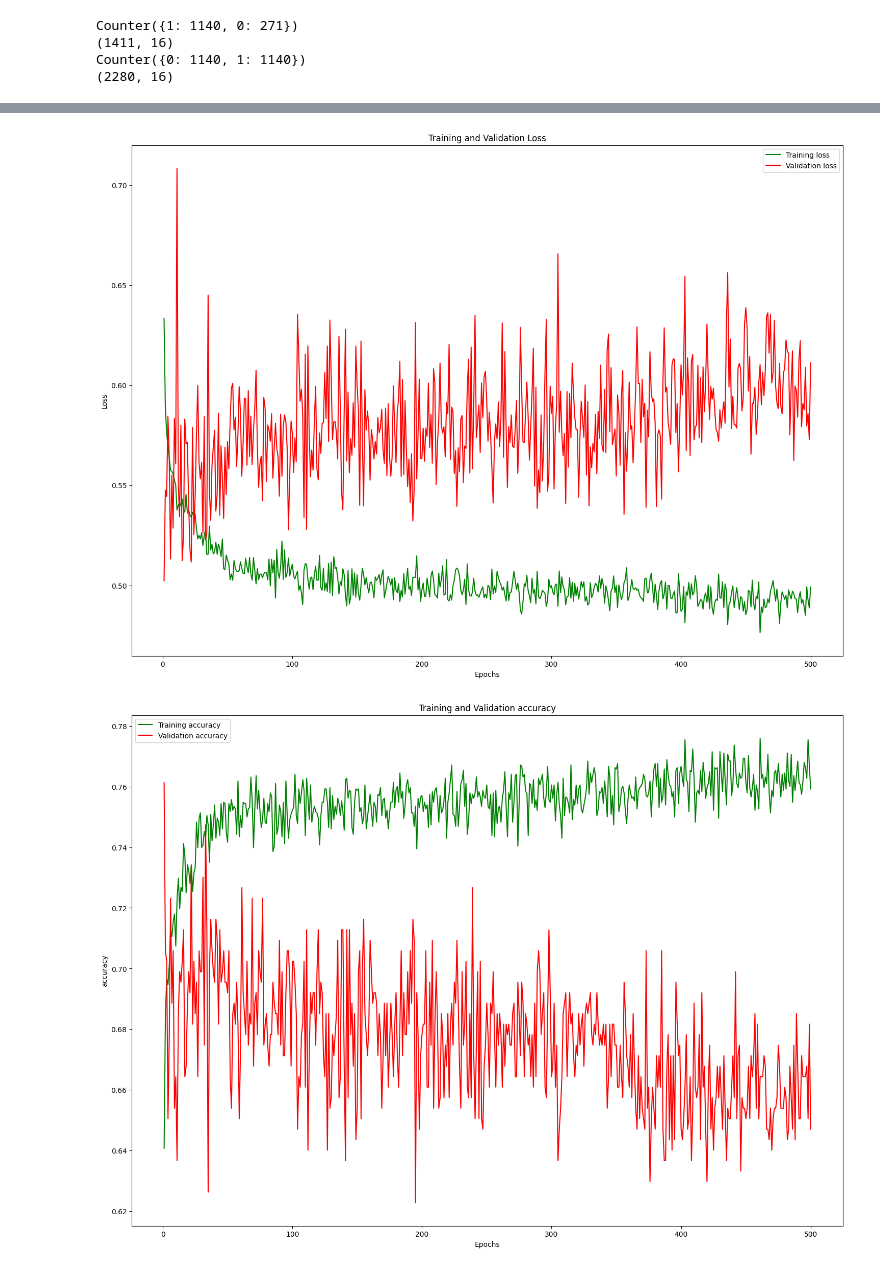
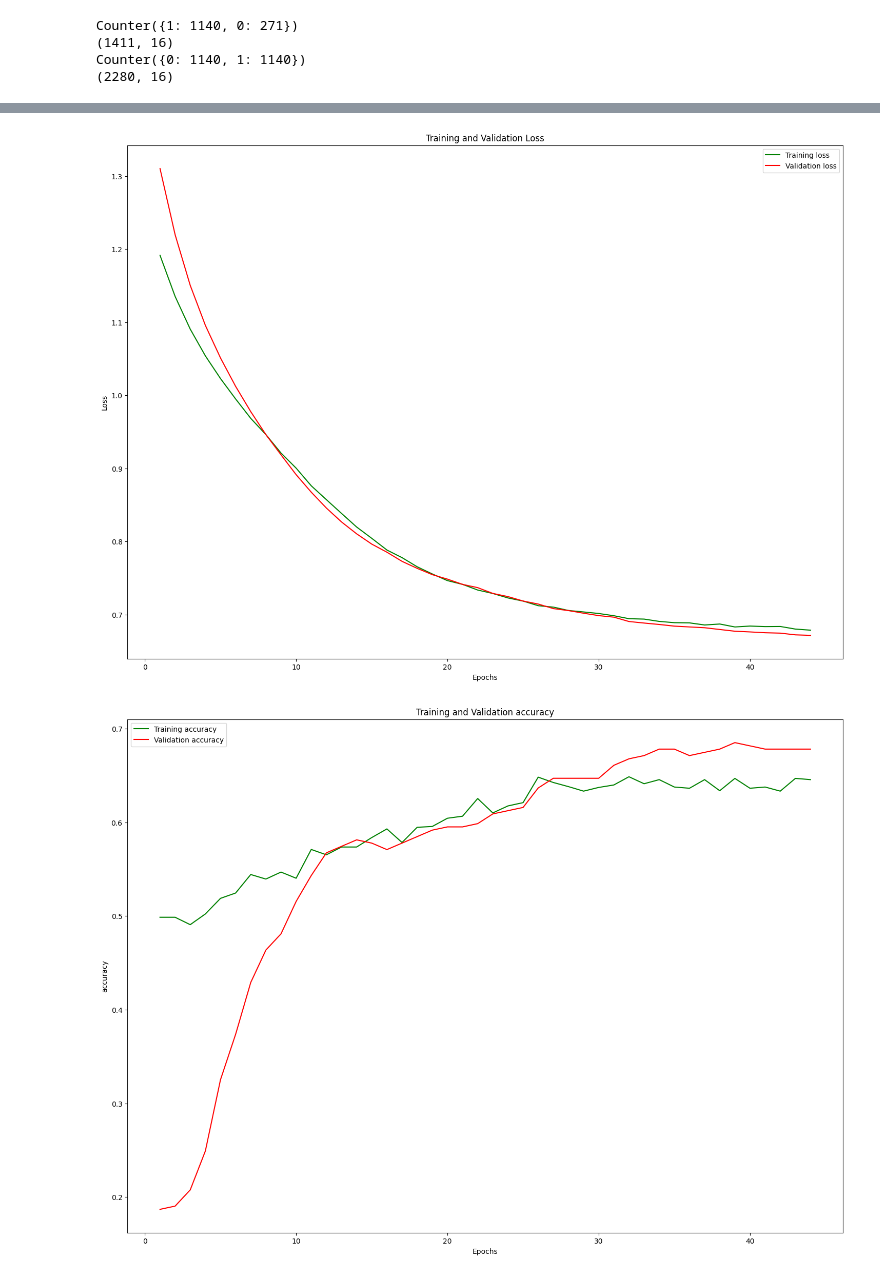
Before and after one commit to gsarada/AICourse-2026, a Jupyter notebook: mod3assmt.ipynb, the cells around one changed output, grey strips where cells are left out. Cells and saved outputs as stored; diff of their text form; code cells hidden in the pictures.

```diff
--- a/mod3assmt.ipynb
+++ b/mod3assmt.ipynb
@@ -304,17 +357,17 @@ from keras.callbacks import EarlyStopping, ModelCheckpoint, ReduceLROnPlateau
 # Monitor 'val_loss' and stop training if it doesn't improve for 5 epochs
 # Restore the best weights found during training
 early_stopping_callback = EarlyStopping(
-    monitor='val_loss',
-    patience=20,
+    monitor='val_accuracy',
+    patience=5,
     restore_best_weights=True,
     verbose=1
 )
 
 cp_callback = ModelCheckpoint(
     filepath='best_model_checkpoint.h5',
-    monitor='val_loss',          # Quantity to monitor (e.g., 'val_accuracy', 'val_loss')
+    monitor='val_accuracy',          # Quantity to monitor (e.g., 'val_accuracy', 'val_loss')
     save_best_only=True,         # Only save a new model if the monitored quantity improves
-    mode='min',                  # The monitored quantity should be minimized (use 'max' for accuracy)
+    mode='max',                  # The monitored quantity should be minimized (use 'max' for accuracy)
     verbose=1                    # Log a message each time a checkpoint is saved
 )
 
@@ -326,6 +379,7 @@ reduce_lr = ReduceLROnPlateau(
     verbose=1
 )
 # %%
-model.fit(Xts, yts, epochs=500, validation_data=(Xv, y_val), batch_size=10,
+model = baseline_model(12,0.001)
+history1 = model.fit(Xts, yts, epochs=100, validation_data=(Xv, y_val), batch_size=10,
           callbacks=[early_stopping_callback,cp_callback, reduce_lr])
 # %% [output]
@@ -350,36 +403,8 @@ Restoring model weights from the end of the best epoch: 1.
-# %%
-#Task 10: Visualise the Training Process:
-
-#plot training and validation loss
-# Get the loss and validation loss from the history object
-train_loss = history.history['loss']
-val_loss = history.history['val_loss']
-epochs = range(1, len(train_loss) + 1)
-
-# Plot the training and validation loss
-plt.figure(figsize=(18, 13))
-plt.plot(epochs, train_loss, 'g', label='Training loss')
-plt.plot(epochs, val_loss, 'r', label='Validation loss')
-plt.title('Training and Validation Loss')
-plt.xlabel('Epochs')
-plt.ylabel('Loss')
-plt.legend()
-plt.show()
-
-#plot training and validation accuray
-train_accuracy = history.history['accuracy']
-val_accuracy = history.history['val_accuracy']
-epochs = range(1, len(train_accuracy) + 1)
-
-# Plot the training and validation accuracy
-plt.figure(figsize=(18, 13))
-plt.plot(epochs, train_accuracy, 'g', label='Training accuracy')
-plt.plot(epochs, val_accuracy, 'r', label='Validation accuracy')
-plt.title('Training and Validation accuracy')
-plt.xlabel('Epochs')
-plt.ylabel('accuracy')
-plt.legend()
-plt.show()
-# %% [output]
-[figure, removed]
-[figure, removed]
+# %%
+#Task 10: Visualise the Training Process after adding callbacks:
+
+plotTrainingProcess(history1)
+#After adding callbacks, model overfitting has been avoided.
+# %% [output]
+[figure, added]
+[figure, added]
```
Also changed, not shown: parts of 10 cells of this notebook.
